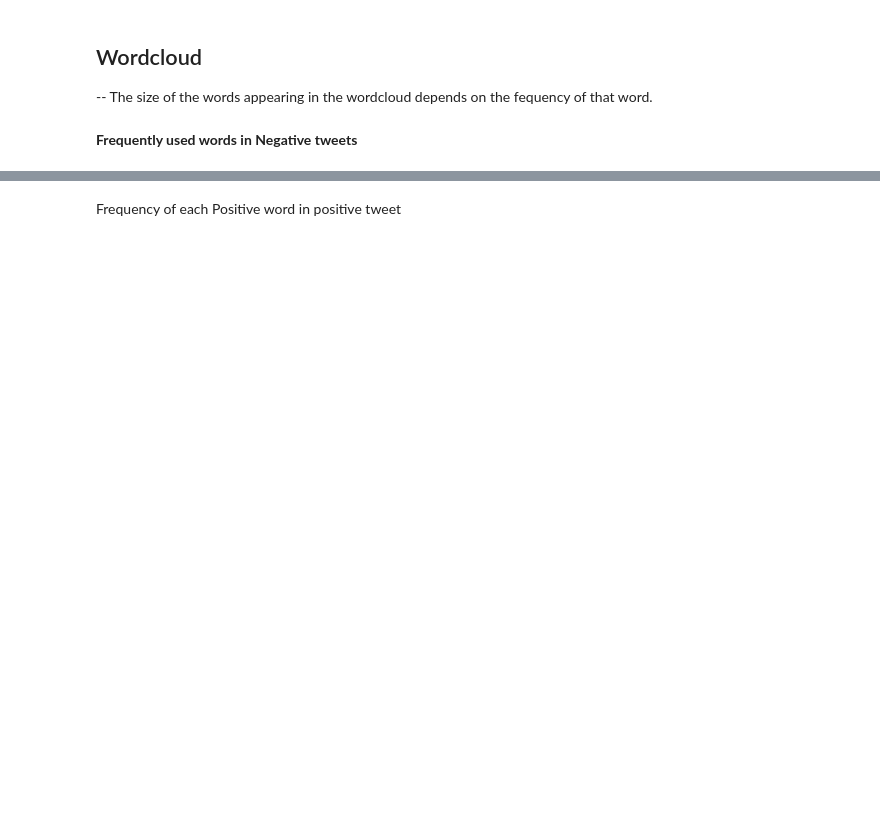
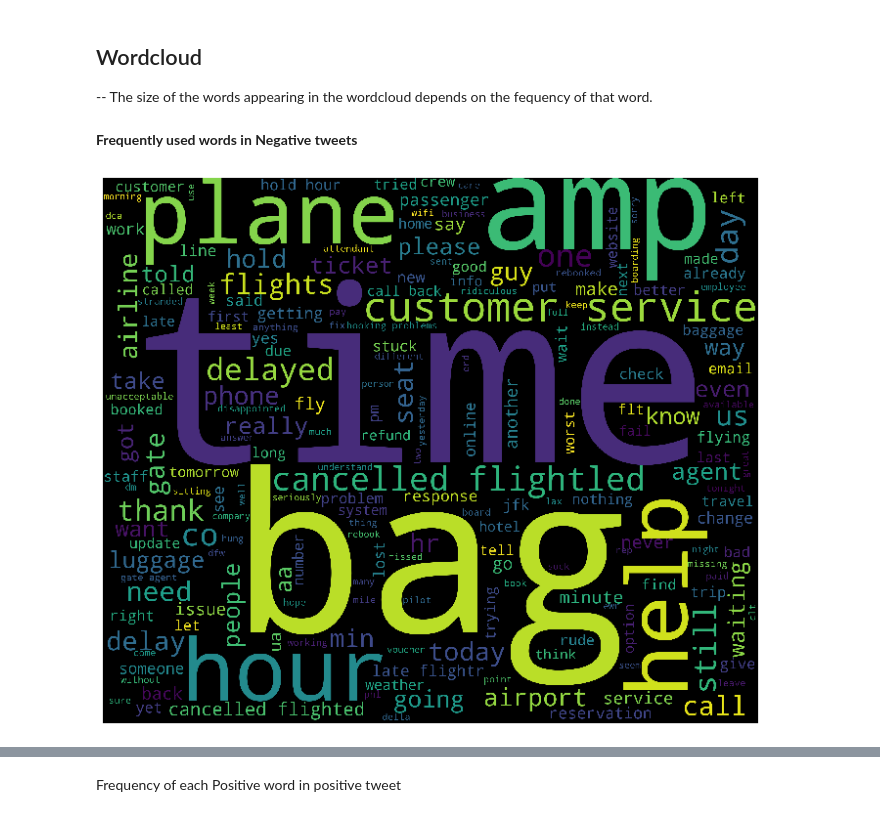
Before and after one commit to shritidatta/Predict_Customer_Sentiment, a Jupyter notebook: Usecase-3_Predict_Customer_Sentiment.ipynb, the cells around one changed output, grey strips where cells are left out. Cells and saved outputs as stored; diff of their text form; code cells hidden in the pictures; blank space fills up the shorter version.

```diff
--- a/Usecase-3_Predict_Customer_Sentiment.ipynb
+++ b/Usecase-3_Predict_Customer_Sentiment.ipynb
@@ -287,2 +253,28 @@ airline_data_df
+# %%
+# Words that are occuring frequently but not needed for frequency
+ignore_words = set(['americanair','@', 'virginamerica','united','usairways','southwestair','jetblue','http','flight','amp'])
+# %%
+# Combining both the sets
+union_ignorewords_stopwords = ignore_words.union(stop_words)
 # %% [markdown]
 **Frequently used words in Negative tweets**
+# %%
+new_airline_data_df=airline_data_df[airline_data_df['airline_sentiment']=='negative']
+all_neg_tweets = ' '.join(new_airline_data_df['clean_tweet_tokens'])
+tweet_words = all_neg_tweets.split()
+
+selected_words_neg = (word for word in tweet_words if word not in union_ignorewords_stopwords)
+
+final_sentence_neg = ' '.join(selected_words_neg)
+
+wordcloud_neg = WordCloud(stopwords=STOPWORDS,
+                      background_color='black',
+                      width=3000,
+                      height=2500
+                     ).generate(final_sentence_neg)
+plt.figure(1,figsize=(12, 12))
+plt.imshow(wordcloud_neg)
+plt.axis('off')
+plt.show()
+# %% [output]
+[figure, added]
```
Also changed, not shown: parts of 45 cells of this notebook, 12 other files.
